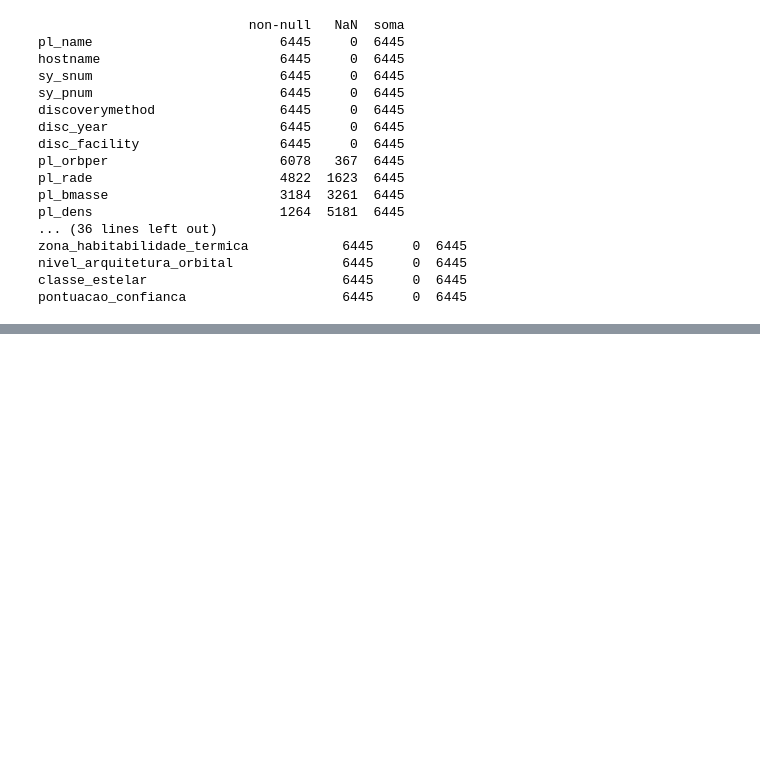
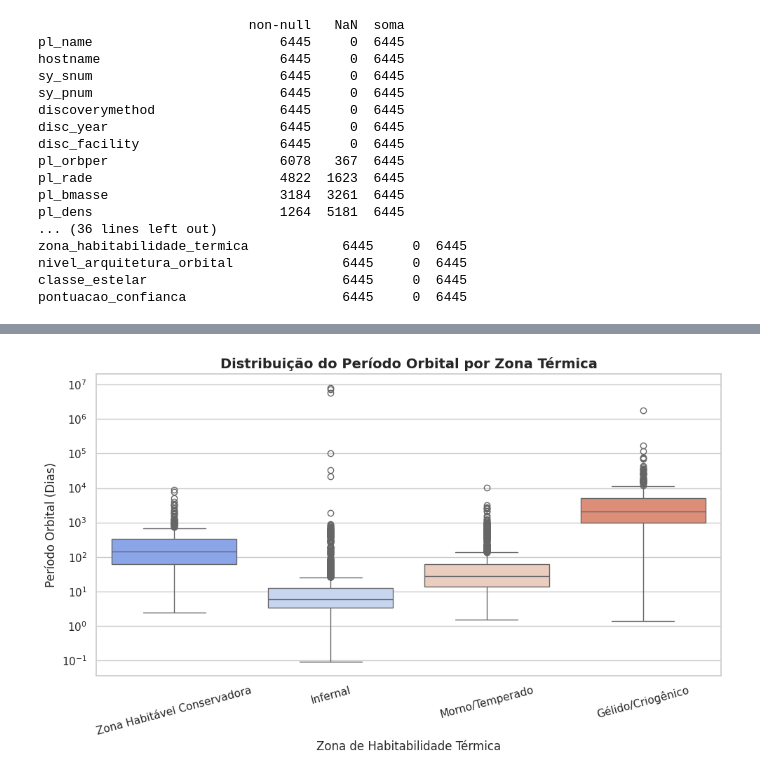
Before and after one commit to zenitheesc/minicurso-analise-exploratoria, a Jupyter notebook: dataset_espacial_principal.ipynb, the cells around one changed output, grey strips where cells are left out. Cells and saved outputs as stored; diff of their text form; code cells hidden in the pictures; blank space fills up the shorter version.

```diff
--- a/dataset_espacial_principal.ipynb
+++ b/dataset_espacial_principal.ipynb
@@ -398,0 +454,25 @@ df.to_csv('exoplanetas_traduzidos.csv', index=False, encoding='utf-8')
+# %%
+# Zona de habitabilidade e período orbital
+plt.figure(figsize=(10, 6))
+df_plot2b = df.dropna(subset=['zona_habitabilidade_termica', 'periodo_orbital'])
+
+sns.boxplot(
+    data=df_plot2b,
+    x='zona_habitabilidade_termica',
+    y='periodo_orbital',
+    hue='zona_habitabilidade_termica',
+    palette='coolwarm',
+    legend=False
+)
+
+plt.title('Distribuição do Período Orbital por Zona Térmica', fontsize=14, weight='bold')
+plt.yscale('log')
+plt.ylabel('Período Orbital (Dias)')
+plt.xlabel('Zona de Habitabilidade Térmica')
+plt.xticks(rotation=15)
+plt.tight_layout()
+
+plt.savefig('03_zona_termica_periodo.png', dpi=300, bbox_inches='tight')
+plt.show()
+# %% [output]
+[figure, added]
```
Also changed, not shown: parts of 5 cells of this notebook.
